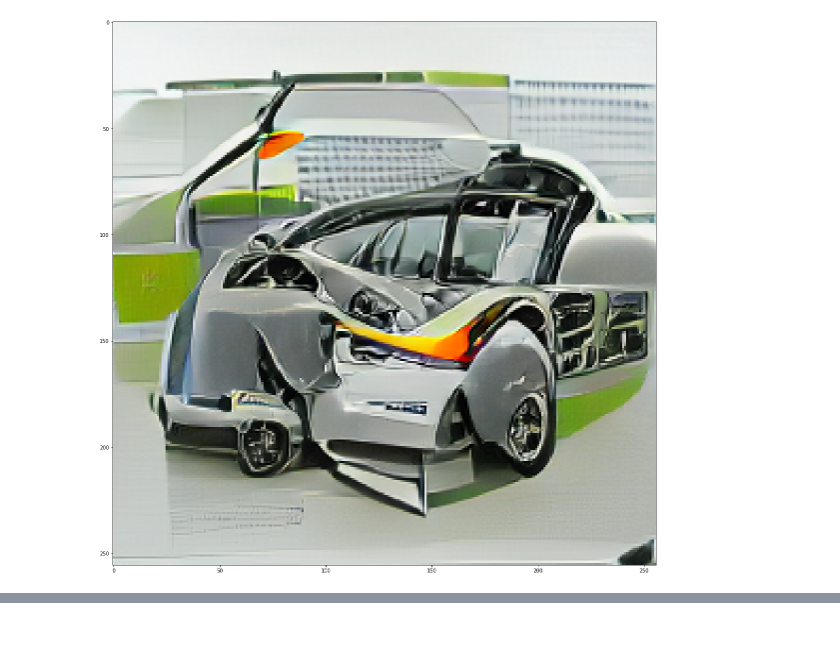
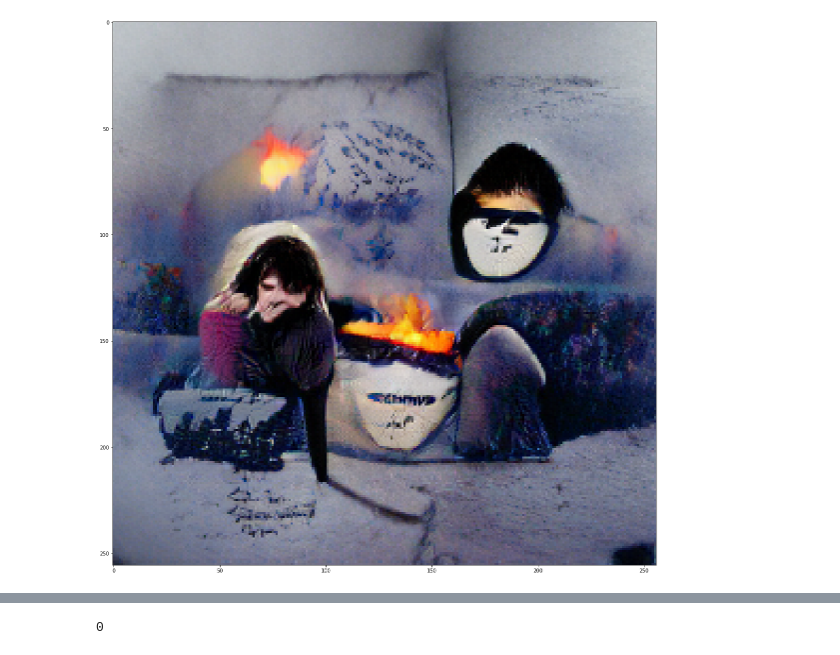
Before and after one commit to MoritzSchueler96/HackaTUM2021, a Jupyter notebook: Allet_zusammen.ipynb, the cells around one changed output, grey strips where cells are left out. Saved outputs shown, nothing was run; the diff lists cells and outputs as text; code cells hidden in the pictures.

```diff
--- a/Allet_zusammen.ipynb
+++ b/Allet_zusammen.ipynb
@@ -23,3 +25,12 @@ PATH="../output/vqgan/gen.png"
+# %%
+PROMPT = '''White lips, pale face
+Breathing in snowflakes
+Burnt lungs, sour taste
+Light's gone, day's end
+Struggling to pay rent
+Long nights, strange men'''
+n=1
+PATH="../output/vqgan/gen.png"
 # %%
 cmd = '''python -u main.py test cc12m_32x1024_vitgan.th "''' + PROMPT + '''"''' + ''' --nb-repeats=''' + str(n) + ''' --out-path=''' + PATH + ''' --images-per-row=''' + str(n)
 
@@ -74,12 +83,16 @@ for i in range(round(len(PROMPT)/139)):
     res1.extend(list(audio[0].numpy().flatten()))
     res1.extend([0]*16000)
 # %%
-
 plt.figure(figsize = (20,20))
-img = mpimg.imread('gen.png')
+img = mpimg.imread('../output/vqgan/gen.png')
 imgplot = plt.imshow(img)
 plt.show()
 
 Audio(res1, rate=16000)
+
+
+
+
+scipy.io.wavfile.write("karplus.wav", 16000, np.asarray(res1))
 # %% [output]
-[figure, old version]
+[figure, new version]
@@ -86,0 +99,5 @@ Audio(res1, rate=16000)
+# %%
+command = f"ffmpeg -i karplus.wav -vn -ar 44100 -ac 2 -b:a 192k output.mp3"
+os.system(command)
+# %% [output]
+0
```
Also changed, not shown: parts of 9 cells of this notebook.
